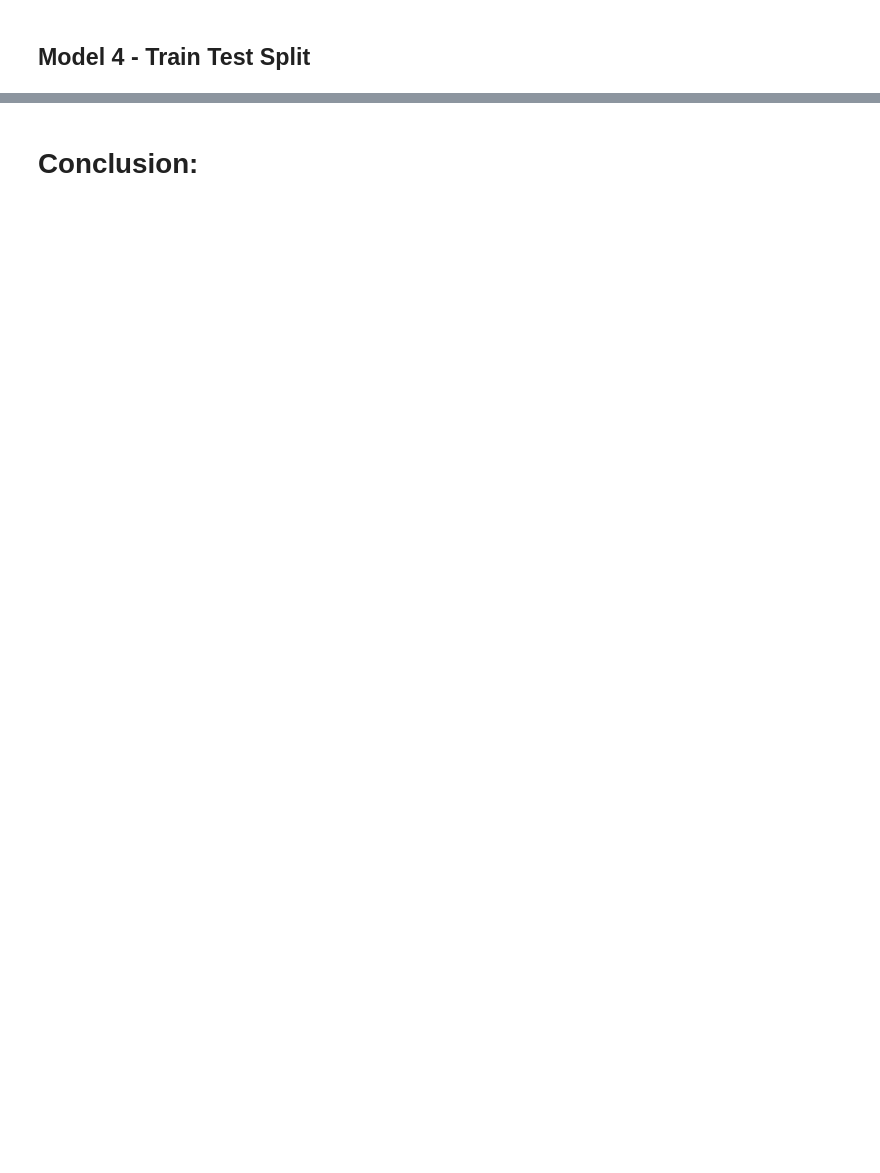
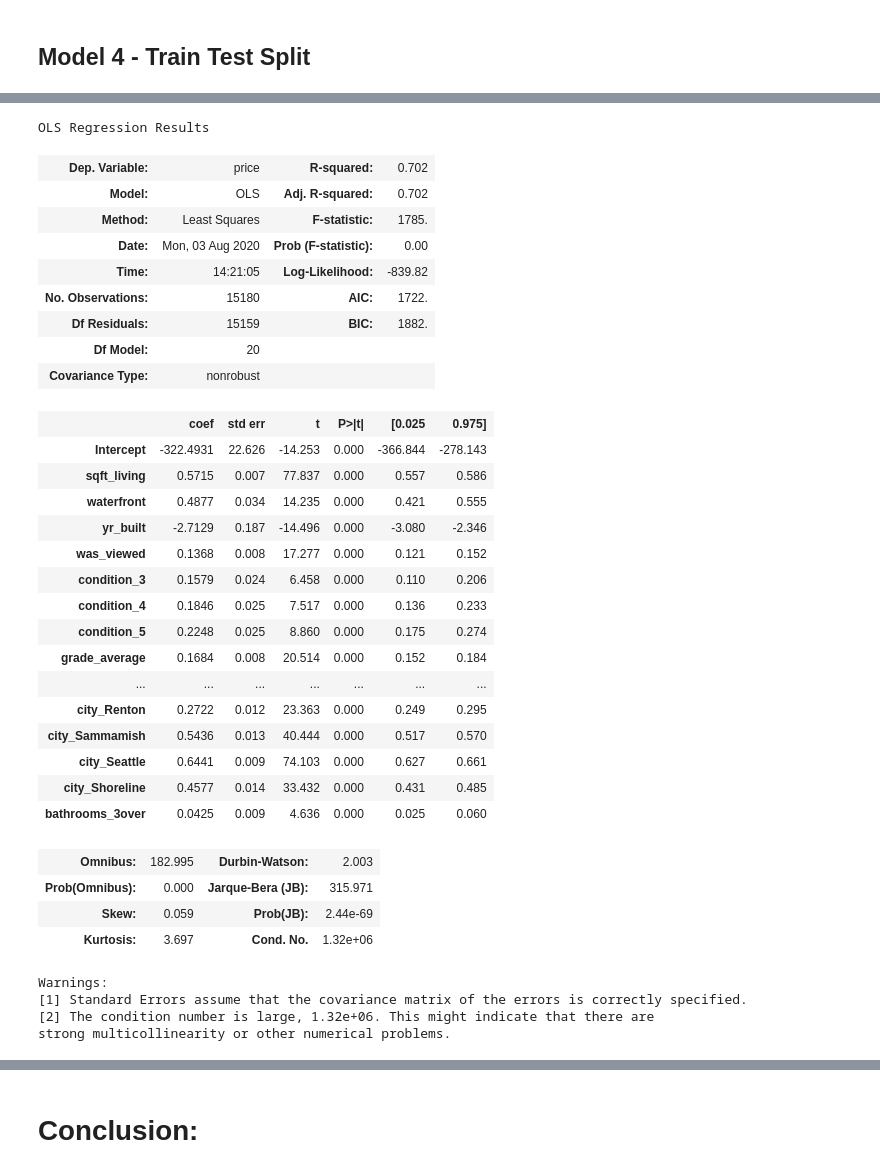
Before and after one commit to msf894/dsc-mod-2-project-v2-1-onl01-dtsc-ft-052620, a Jupyter notebook: student.ipynb, the cells around one changed output, grey strips where cells are left out. Saved outputs shown, nothing was run; the diff lists cells and outputs as text; code cells hidden in the pictures; blank space fills up the shorter version.

```diff
--- a/student.ipynb
+++ b/student.ipynb
@@ -2390,3 +2424,52 @@ strong multicollinearity problems or that the design matrix is singular.
+# %%
+# Removing columns in which coefficient is less than 0.1 and running new model
+x_cols.remove('sqft_lot')
+x_cols.remove('bedrooms_1_2')
+x_cols.remove('is_renovated')
+x_cols.remove('has_basement')
+x_cols.remove('sold_quarter_three')
+x_cols.remove('sold_quarter_four')
+x_cols.remove('bathrooms_12')
+x_cols.remove('bathrooms_23')
+predictors = '+'.join(x_cols)
+formula = outcome + '~' + predictors
+model = ols(formula=formula, data=train).fit()
+model.summary()
+# %% [output]
+OLS Regression Results
+| Dep. Variable: | price | R-squared: | 0.702 |
+| Model: | OLS | Adj. R-squared: | 0.702 |
+| Method: | Least Squares | F-statistic: | 1785. |
+| Date: | Mon, 03 Aug 2020 | Prob (F-statistic): | 0.00 |
+| Time: | 14:21:05 | Log-Likelihood: | -839.82 |
+| No. Observations: | 15180 | AIC: | 1722. |
+| Df Residuals: | 15159 | BIC: | 1882. |
+| Df Model: | 20 |  |  |
+| Covariance Type: | nonrobust |  |  |
+|  | coef | std err | t | P>|t| | [0.025 | 0.975] |
+| Intercept | -322.4931 | 22.626 | -14.253 | 0.000 | -366.844 | -278.143 |
+| sqft_living | 0.5715 | 0.007 | 77.837 | 0.000 | 0.557 | 0.586 |
+| waterfront | 0.4877 | 0.034 | 14.235 | 0.000 | 0.421 | 0.555 |
+| yr_built | -2.7129 | 0.187 | -14.496 | 0.000 | -3.080 | -2.346 |
+| was_viewed | 0.1368 | 0.008 | 17.277 | 0.000 | 0.121 | 0.152 |
+| condition_3 | 0.1579 | 0.024 | 6.458 | 0.000 | 0.110 | 0.206 |
+| condition_4 | 0.1846 | 0.025 | 7.517 | 0.000 | 0.136 | 0.233 |
+| condition_5 | 0.2248 | 0.025 | 8.860 | 0.000 | 0.175 | 0.274 |
+| grade_average | 0.1684 | 0.008 | 20.514 | 0.000 | 0.152 | 0.184 |
+| ... | ... | ... | ... | ... | ... | ... |
+| city_Renton | 0.2722 | 0.012 | 23.363 | 0.000 | 0.249 | 0.295 |
+| city_Sammamish | 0.5436 | 0.013 | 40.444 | 0.000 | 0.517 | 0.570 |
+| city_Seattle | 0.6441 | 0.009 | 74.103 | 0.000 | 0.627 | 0.661 |
+| city_Shoreline | 0.4577 | 0.014 | 33.432 | 0.000 | 0.431 | 0.485 |
+| bathrooms_3over | 0.0425 | 0.009 | 4.636 | 0.000 | 0.025 | 0.060 |
+| Omnibus: | 182.995 | Durbin-Watson: | 2.003 |
+| Prob(Omnibus): | 0.000 | Jarque-Bera (JB): | 315.971 |
+| Skew: | 0.059 | Prob(JB): | 2.44e-69 |
+| Kurtosis: | 3.697 | Cond. No. | 1.32e+06 |
+Warnings:
+[1] Standard Errors assume that the covariance matrix of the errors is correctly specified.
+[2] The condition number is large, 1.32e+06. This might indicate that there are
+strong multicollinearity or other numerical problems.
 # %%
 fig = sm.graphics.qqplot(model.resid, dist=stats.norm, line='45', fit=True)
 # %% [output]
```
Also changed, not shown: parts of 39 cells of this notebook, 1 other file.
